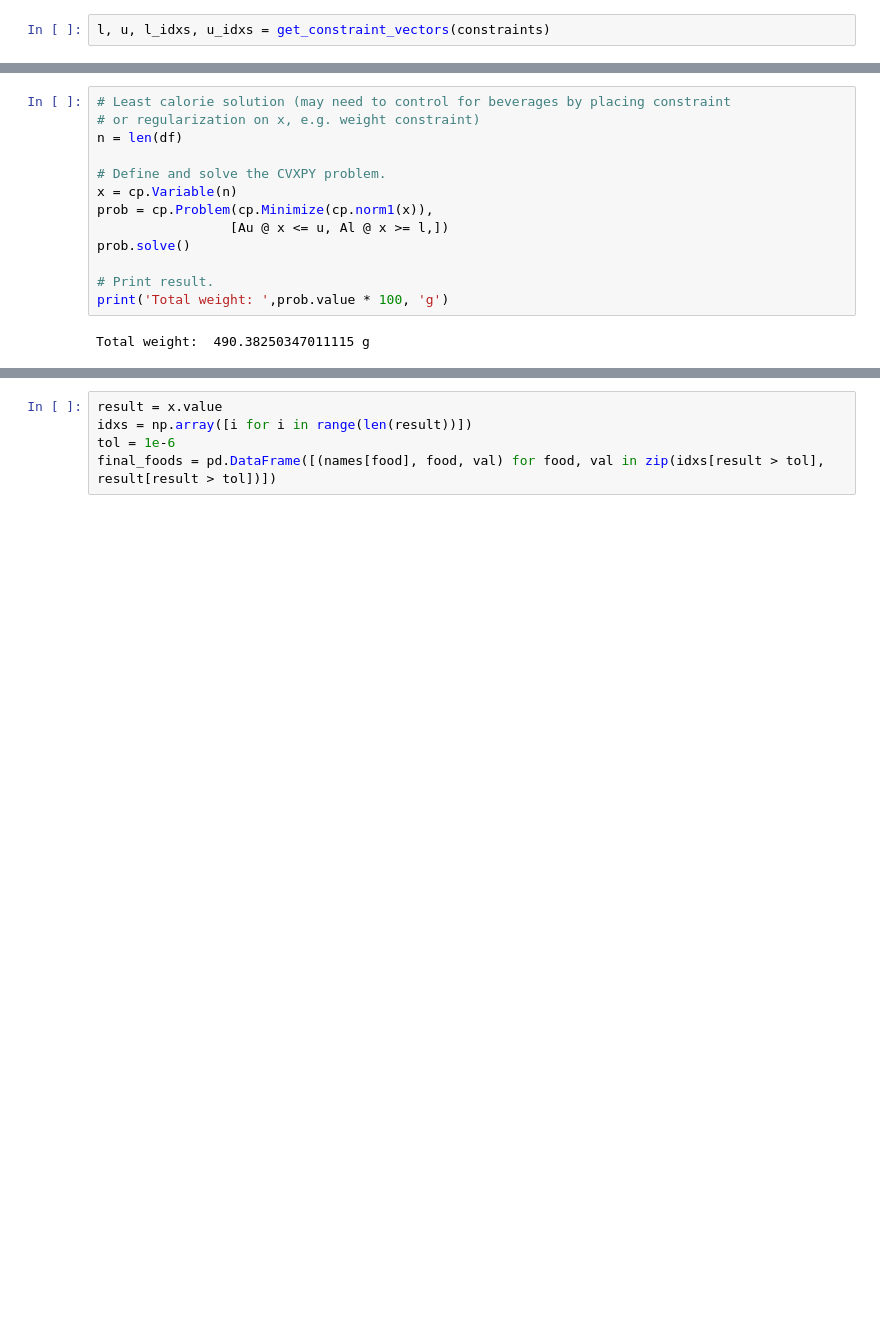
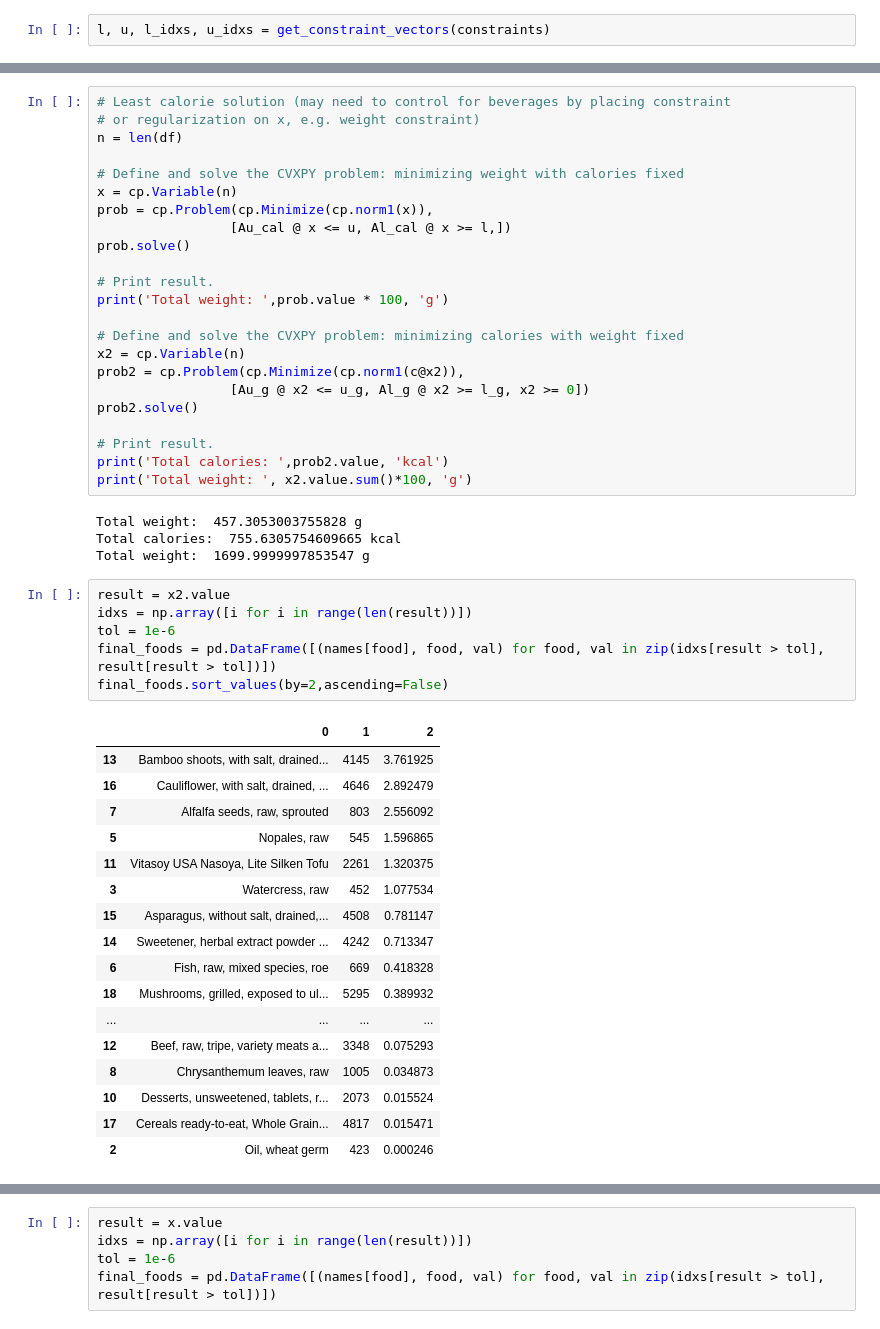
Before and after one commit to alpv95/Nut-Opt, a Jupyter notebook: notebooks/linear_program.ipynb, the cells around one changed output, grey strips where cells are left out. Drawn from its saved outputs; the diff is of its cells as text; blank space fills up the shorter version.

Commit message:
minimize_cal

```diff
--- a/notebooks/linear_program.ipynb
+++ b/notebooks/linear_program.ipynb
@@ -233,13 +243,49 @@ Au = df[u_idxs].values.T
 # or regularization on x, e.g. weight constraint)
 n = len(df)
 
-# Define and solve the CVXPY problem.
+# Define and solve the CVXPY problem: minimizing weight with calories fixed
 x = cp.Variable(n)
 prob = cp.Problem(cp.Minimize(cp.norm1(x)),
-                 [Au @ x <= u, Al @ x >= l,])
+                 [Au_cal @ x <= u, Al_cal @ x >= l,])
 prob.solve()
 
 # Print result.
 print('Total weight: ',prob.value * 100, 'g')
+
+# Define and solve the CVXPY problem: minimizing calories with weight fixed
+x2 = cp.Variable(n)
+prob2 = cp.Problem(cp.Minimize(cp.norm1(c@x2)),
+                 [Au_g @ x2 <= u_g, Al_g @ x2 >= l_g, x2 >= 0])
+prob2.solve()
+
+# Print result.
+print('Total calories: ',prob2.value, 'kcal')
+print('Total weight: ', x2.value.sum()*100, 'g')
 # %% [output]
-Total weight:  490.38250347011115 g
+Total weight:  457.3053003755828 g
+Total calories:  755.6305754609665 kcal
+Total weight:  1699.9999997853547 g
+# %%
+result = x2.value
+idxs = np.array([i for i in range(len(result))])
+tol = 1e-6
+final_foods = pd.DataFrame([(names[food], food, val) for food, val in zip(idxs[result > tol], result[result > tol])])
+final_foods.sort_values(by=2,ascending=False)
+# %% [output]
+|  | 0 | 1 | 2 |
+| 13 | Bamboo shoots, with salt, drained... | 4145 | 3.761925 |
+| 16 | Cauliflower, with salt, drained, ... | 4646 | 2.892479 |
+| 7 | Alfalfa seeds, raw, sprouted | 803 | 2.556092 |
+| 5 | Nopales, raw | 545 | 1.596865 |
+| 11 | Vitasoy USA Nasoya, Lite Silken Tofu | 2261 | 1.320375 |
+| 3 | Watercress, raw | 452 | 1.077534 |
+| 15 | Asparagus, without salt, drained,... | 4508 | 0.781147 |
+| 14 | Sweetener, herbal extract powder ... | 4242 | 0.713347 |
+| 6 | Fish, raw, mixed species, roe | 669 | 0.418328 |
+| 18 | Mushrooms, grilled, exposed to ul... | 5295 | 0.389932 |
+| ... | ... | ... | ... |
+| 12 | Beef, raw, tripe, variety meats a... | 3348 | 0.075293 |
+| 8 | Chrysanthemum leaves, raw | 1005 | 0.034873 |
+| 10 | Desserts, unsweetened, tablets, r... | 2073 | 0.015524 |
+| 17 | Cereals ready-to-eat, Whole Grain... | 4817 | 0.015471 |
+| 2 | Oil, wheat germ | 423 | 0.000246 |
```
Also changed, not shown: parts of 10 cells of this notebook.
